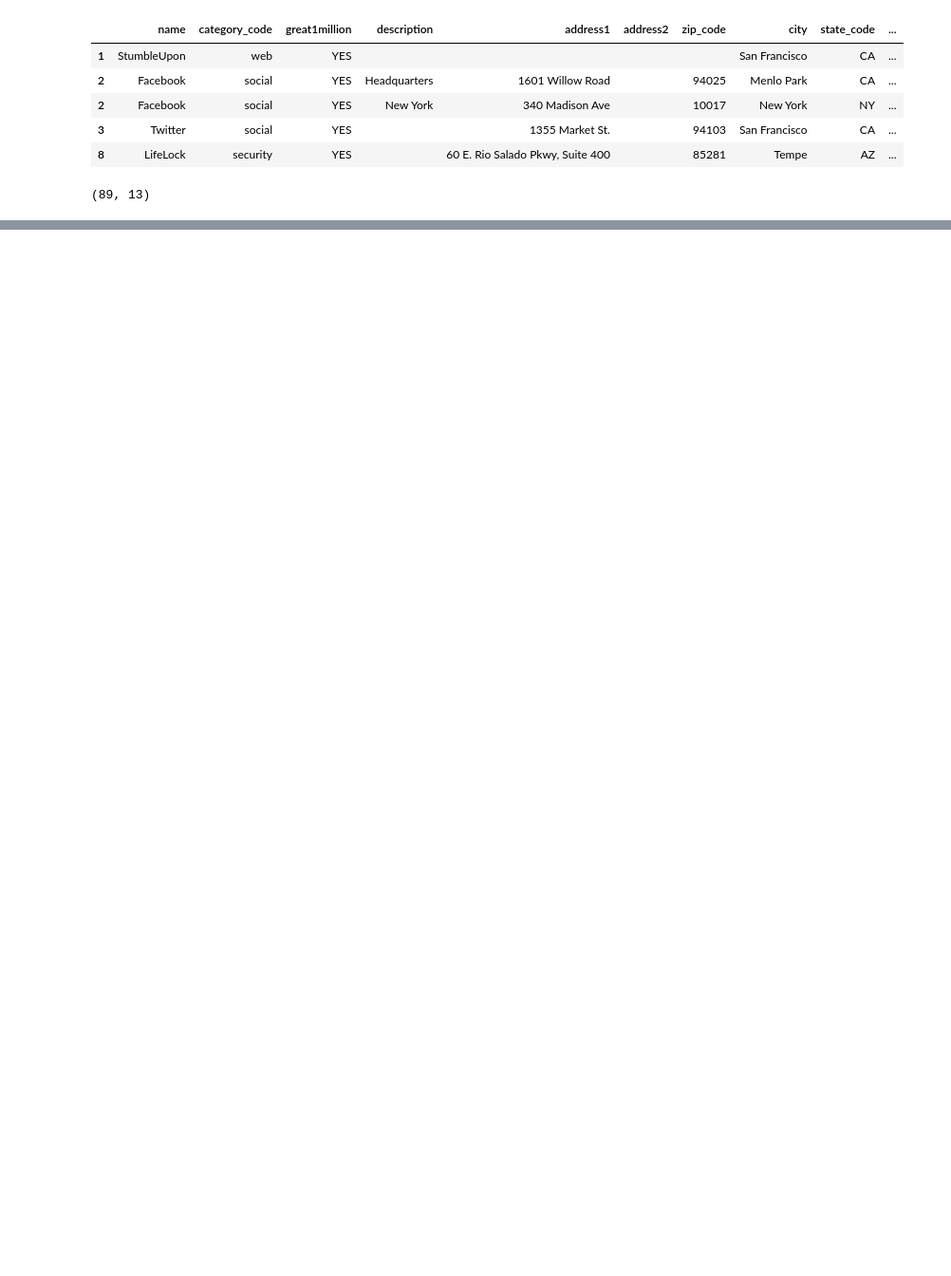
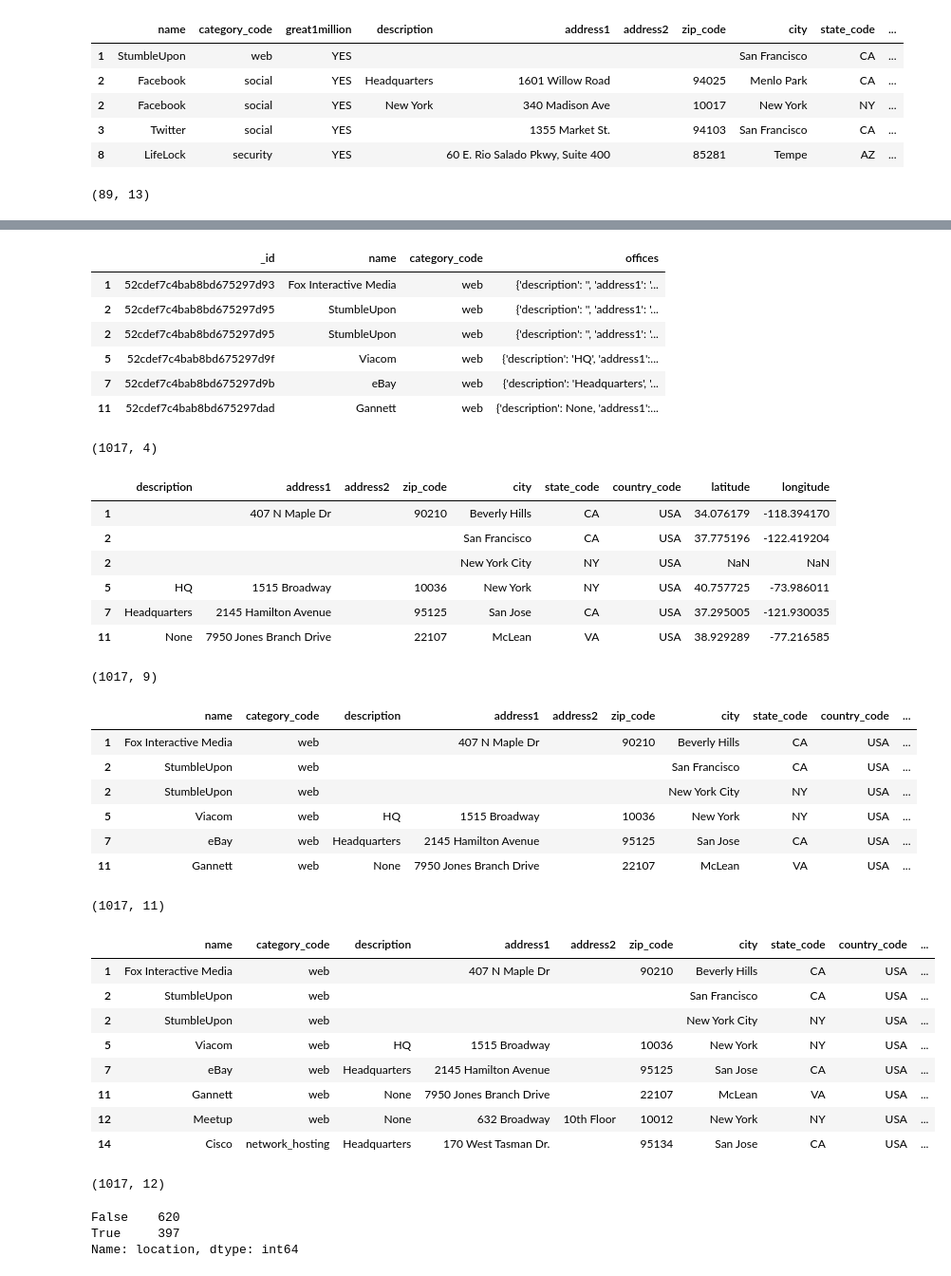
Before and after one commit to MdeMaic/GeolocationMongoDB_Project, a Jupyter notebook: I_FindTop20.ipynb, the cells around one changed output, grey strips where cells are left out. Shown at 95% size. Cells and saved outputs as stored; diff of their text form; code cells hidden in the pictures; blank space fills up the shorter version.

```diff
--- a/main.ipynb
+++ b/I_FindTop20.ipynb
@@ -784,0 +766,11 @@ geojson_hospital = "https://opendata.arcgis.com/datasets/6ac5e325468c4cb9b905f17
+# %%
+db, collcomp = connectMongoColl('companies','companies')
+designquery = {"$and":[{"deadpooled_year":None},
+                {"$where":"this.offices.length >= 1"},
+                {"$where":"this.acquisitions.length >= 1"}]}
+
+filtdesign = {"name":1,"offices":1,"category_code":1}
+design = list(collcomp.find(designquery,filtdesign))
+dfd = pd.DataFrame(design)
+display(dfd.head())
+print(dfd.shape)
@@ -784,0 +805,4 @@ geojson_hospital = "https://opendata.arcgis.com/datasets/6ac5e325468c4cb9b905f17
+# %%
+design_param = ["software","web","design","music","analytics","biotech","cleantech","consulting","ecommerce","games_video","network_hosting"]
+dfd = dfd[dfd.category_code.isin(design_param)]
+dfd.head()
@@ -784,0 +816,64 @@ geojson_hospital = "https://opendata.arcgis.com/datasets/6ac5e325468c4cb9b905f17
+# %%
+#1. Hacemos explode para generar una fila por cada elemento de la lista en la columna "offices"
+dfd = dfd.explode('offices')
+display(dfd.head(6))
+print(dfd.shape)
+
+#2. Hacemos expand de los datos de la columna office, para generar una culumna nueva
+#por cada valor dentro de la lista. axis=1 quiere decir que se recorre fila a fila.
+dfdexpand = dfd[["offices"]].apply(lambda r: r.offices, result_type="expand", axis=1)
+display(dfdexpand.head(6))
+print(dfdexpand.shape)
+
+#3. Concatenamos con el df original y limpiamos los datos
+cleandesign = pd.concat([dfd,dfdexpand], axis=1)
+cleandesign = cleandesign.drop(columns=["_id","offices"])
+display(cleandesign.head(6))
+print(cleandesign.shape)
+
+#4. Usando la funciónn asGeoJSON: Generamos la columna localización POINT(latitude,longitude)
+cleandesign["location"] = cleandesign[["latitude","longitude"]].apply(lambda x:asGeoJSON(x.latitude,x.longitude), axis=1)
+#cleandesign = cleanstart.drop(columns=["latitude","longitude"])
+display(cleandesign.head(8))
+print(cleandesign.shape)
+# %% [output]
+|  | _id | name | category_code | offices |
+| 1 | 52cdef7c4bab8bd675297d93 | Fox Interactive Media | web | {'description': '', 'address1': '... |
+| 2 | 52cdef7c4bab8bd675297d95 | StumbleUpon | web | {'description': '', 'address1': '... |
+| 2 | 52cdef7c4bab8bd675297d95 | StumbleUpon | web | {'description': '', 'address1': '... |
+| 5 | 52cdef7c4bab8bd675297d9f | Viacom | web | {'description': 'HQ', 'address1':... |
+| 7 | 52cdef7c4bab8bd675297d9b | eBay | web | {'description': 'Headquarters', '... |
+| 11 | 52cdef7c4bab8bd675297dad | Gannett | web | {'description': None, 'address1':... |
+(1017, 4)
+|  | description | address1 | address2 | zip_code | city | state_code | country_code | latitude | longitude |
+| 1 |  | 407 N Maple Dr |  | 90210 | Beverly Hills | CA | USA | 34.076179 | -118.394170 |
+| 2 |  |  |  |  | San Francisco | CA | USA | 37.775196 | -122.419204 |
+| 2 |  |  |  |  | New York City | NY | USA | NaN | NaN |
+| 5 | HQ | 1515 Broadway |  | 10036 | New York | NY | USA | 40.757725 | -73.986011 |
+| 7 | Headquarters | 2145 Hamilton Avenue |  | 95125 | San Jose | CA | USA | 37.295005 | -121.930035 |
+| 11 | None | 7950 Jones Branch Drive |  | 22107 | McLean | VA | USA | 38.929289 | -77.216585 |
+(1017, 9)
+|  | name | category_code | description | address1 | address2 | zip_code | city | state_code | country_code | ... |
+| 1 | Fox Interactive Media | web |  | 407 N Maple Dr |  | 90210 | Beverly Hills | CA | USA | ... |
+| 2 | StumbleUpon | web |  |  |  |  | San Francisco | CA | USA | ... |
+| 2 | StumbleUpon | web |  |  |  |  | New York City | NY | USA | ... |
+| 5 | Viacom | web | HQ | 1515 Broadway |  | 10036 | New York | NY | USA | ... |
+| 7 | eBay | web | Headquarters | 2145 Hamilton Avenue |  | 95125 | San Jose | CA | USA | ... |
+| 11 | Gannett | web | None | 7950 Jones Branch Drive |  | 22107 | McLean | VA | USA | ... |
+(1017, 11)
+|  | name | category_code | description | address1 | address2 | zip_code | city | state_code | country_code | ... |
+| 1 | Fox Interactive Media | web |  | 407 N Maple Dr |  | 90210 | Beverly Hills | CA | USA | ... |
+| 2 | StumbleUpon | web |  |  |  |  | San Francisco | CA | USA | ... |
+| 2 | StumbleUpon | web |  |  |  |  | New York City | NY | USA | ... |
+| 5 | Viacom | web | HQ | 1515 Broadway |  | 10036 | New York | NY | USA | ... |
+| 7 | eBay | web | Headquarters | 2145 Hamilton Avenue |  | 95125 | San Jose | CA | USA | ... |
+| 11 | Gannett | web | None | 7950 Jones Branch Drive |  | 22107 | McLean | VA | USA | ... |
+| 12 | Meetup | web | None | 632 Broadway | 10th Floor | 10012 | New York | NY | USA | ... |
+| 14 | Cisco | network_hosting | Headquarters | 170 West Tasman Dr. |  | 95134 | San Jose | CA | USA | ... |
+(1017, 12)
+# %%
+cleandesign.location.isna().value_counts()
+# %% [output]
+False    620
+True     397
+Name: location, dtype: int64
```
Also changed, not shown: parts of 71 cells of this notebook, 9 other files.
